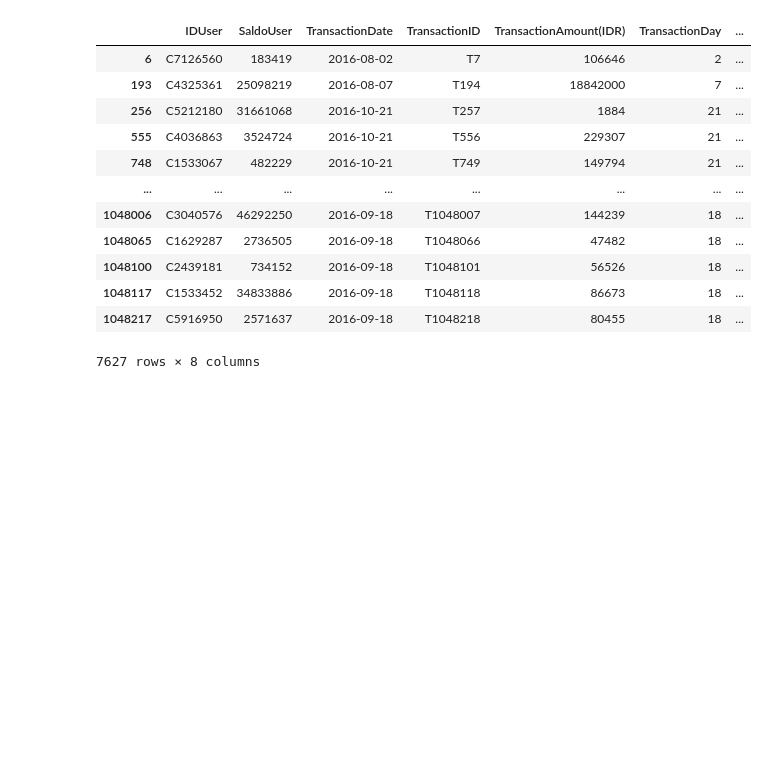
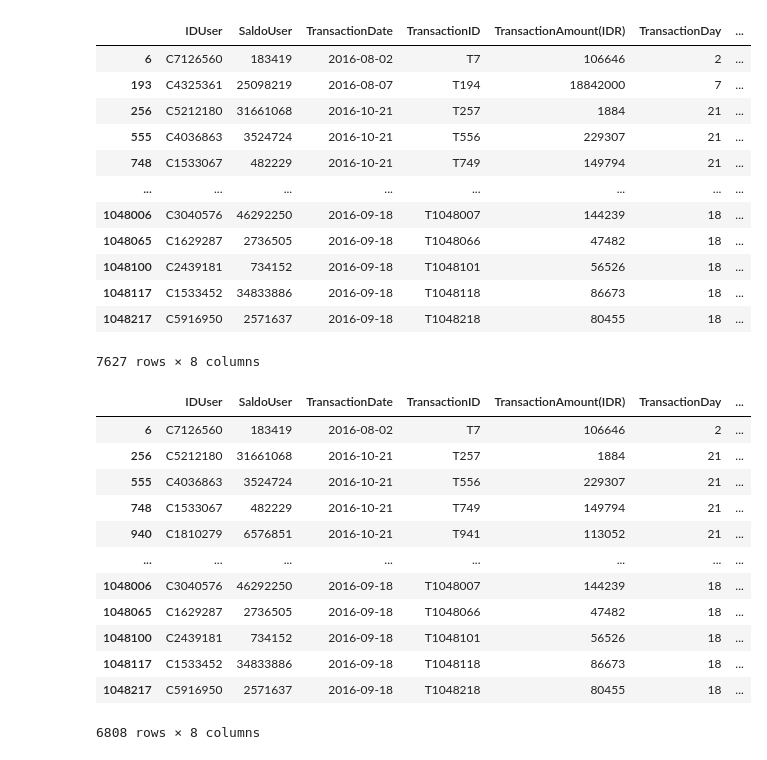
Before and after one commit to alouvre/CapstoneNeeds, a Jupyter notebook: Data_Collecting_FiturPrediksiPolaPengeluaranUser.ipynb, the cells around one changed output. Cells and saved outputs as stored; diff of their text form; code cells hidden in the pictures; blank space fills up the shorter version.

```diff
--- a/Data_Collecting_FiturPrediksiPolaPengeluaranUser.ipynb
+++ b/Data_Collecting_FiturPrediksiPolaPengeluaranUser.ipynb
@@ -261,3 +261,22 @@ filtered_data
 | 1048117 | C1533452 | 34833886 | 2016-09-18 | T1048118 | 86673 | 18 | ... |
 | 1048217 | C5916950 | 2571637 | 2016-09-18 | T1048218 | 80455 | 18 | ... |
 7627 rows × 8 columns
+# %%
+# Untuk memilih user yang melakukan 4 kali transaksi selama 3 bulan (Agustus, September, Oktober) pada tahun 2016
+selected_users = user_transaction_counts[(user_transaction_counts >= 4) & (user_transaction_counts < 5)].index
+filtered_data = data[data['IDUser'].isin(selected_users)]
+filtered_data
+# %% [output]
+|  | IDUser | SaldoUser | TransactionDate | TransactionID | TransactionAmount(IDR) | TransactionDay | ... |
+| 6 | C7126560 | 183419 | 2016-08-02 | T7 | 106646 | 2 | ... |
+| 256 | C5212180 | 31661068 | 2016-10-21 | T257 | 1884 | 21 | ... |
+| 555 | C4036863 | 3524724 | 2016-10-21 | T556 | 229307 | 21 | ... |
+| 748 | C1533067 | 482229 | 2016-10-21 | T749 | 149794 | 21 | ... |
+| 940 | C1810279 | 6576851 | 2016-10-21 | T941 | 113052 | 21 | ... |
+| ... | ... | ... | ... | ... | ... | ... | ... |
+| 1048006 | C3040576 | 46292250 | 2016-09-18 | T1048007 | 144239 | 18 | ... |
+| 1048065 | C1629287 | 2736505 | 2016-09-18 | T1048066 | 47482 | 18 | ... |
+| 1048100 | C2439181 | 734152 | 2016-09-18 | T1048101 | 56526 | 18 | ... |
+| 1048117 | C1533452 | 34833886 | 2016-09-18 | T1048118 | 86673 | 18 | ... |
+| 1048217 | C5916950 | 2571637 | 2016-09-18 | T1048218 | 80455 | 18 | ... |
+6808 rows × 8 columns
```
Also changed, not shown: parts of 2 cells of this notebook.
